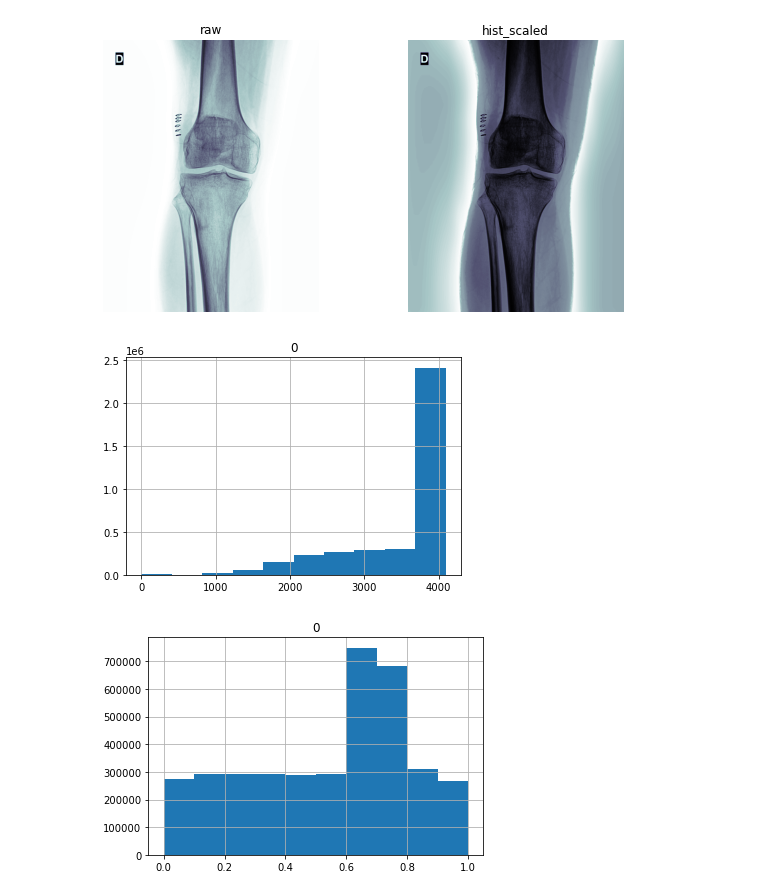
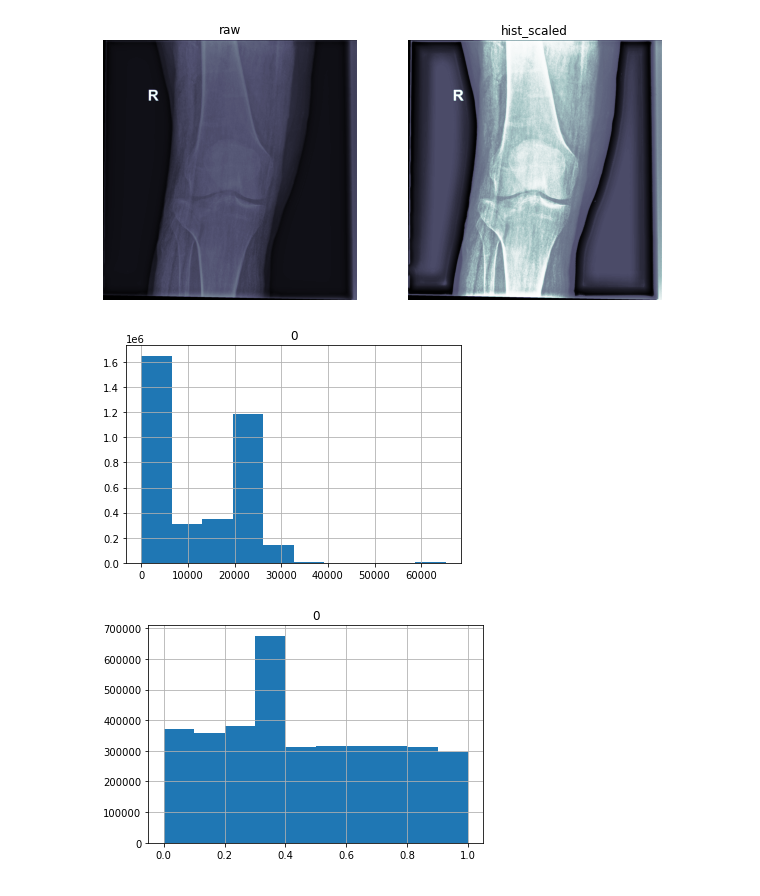
Before and after one commit to lluissalord/radiology_ai, a Jupyter notebook: 3_preprocess.ipynb, the cells around one changed output. Saved outputs shown, nothing was run; the diff lists cells and outputs as text; code cells hidden in the pictures.

```diff
--- a/3_preprocess.ipynb
+++ b/3_preprocess.ipynb
@@ -30,18 +30,19 @@ from organize.dicom import *
 # %%
 metadata_raw_path = os.path.join(run_params['PATH_PREFIX'], 'metadata_raw.csv')
 # %%
-dcms = L([run_params['RAW_FOLDER'] + '/03010001140473/44EIARL2F5R93e6KUKCGCH0T5QBG41D06V8N940P0ALE12N6M6UDE']).map(dcmread)
+# dcms = L([run_params['RAW_FOLDER'] + '/03010001140473/44EIARL2F5R93e6KUKCGCH0T5QBG41D06V8N940P0ALE12N6M6UDE']).map(dcmread)
+dcms = L([get_files("sources/AAA")[0]]).map(dcmread)
 dcm = dcms[0]
 scales = False, True
 titles = 'raw','hist_scaled'
 for s,a,t in zip(scales, subplots(1,2,imsize=5)[1].flat, titles):
     dcm.show(scale=s, ax=a, title=t);
 pd.DataFrame(dcm.pixel_array.reshape(-1)).hist();
 pd.DataFrame(dcm.hist_scaled().reshape(-1)).hist();
 # %% [output]
-[figure, old version]
+[figure, new version]
-[figure, old version]
+[figure, new version]
-[figure, old version]
+[figure, new version]
 # %%
 fnames = get_files(run_params['ORGANIZE_FOLDER'], extensions='.dcm')
 fnames = L(filter_fnames(fnames, metadata_raw_path))
```
Also changed, not shown: parts of 3 cells of this notebook, 12 other files.
